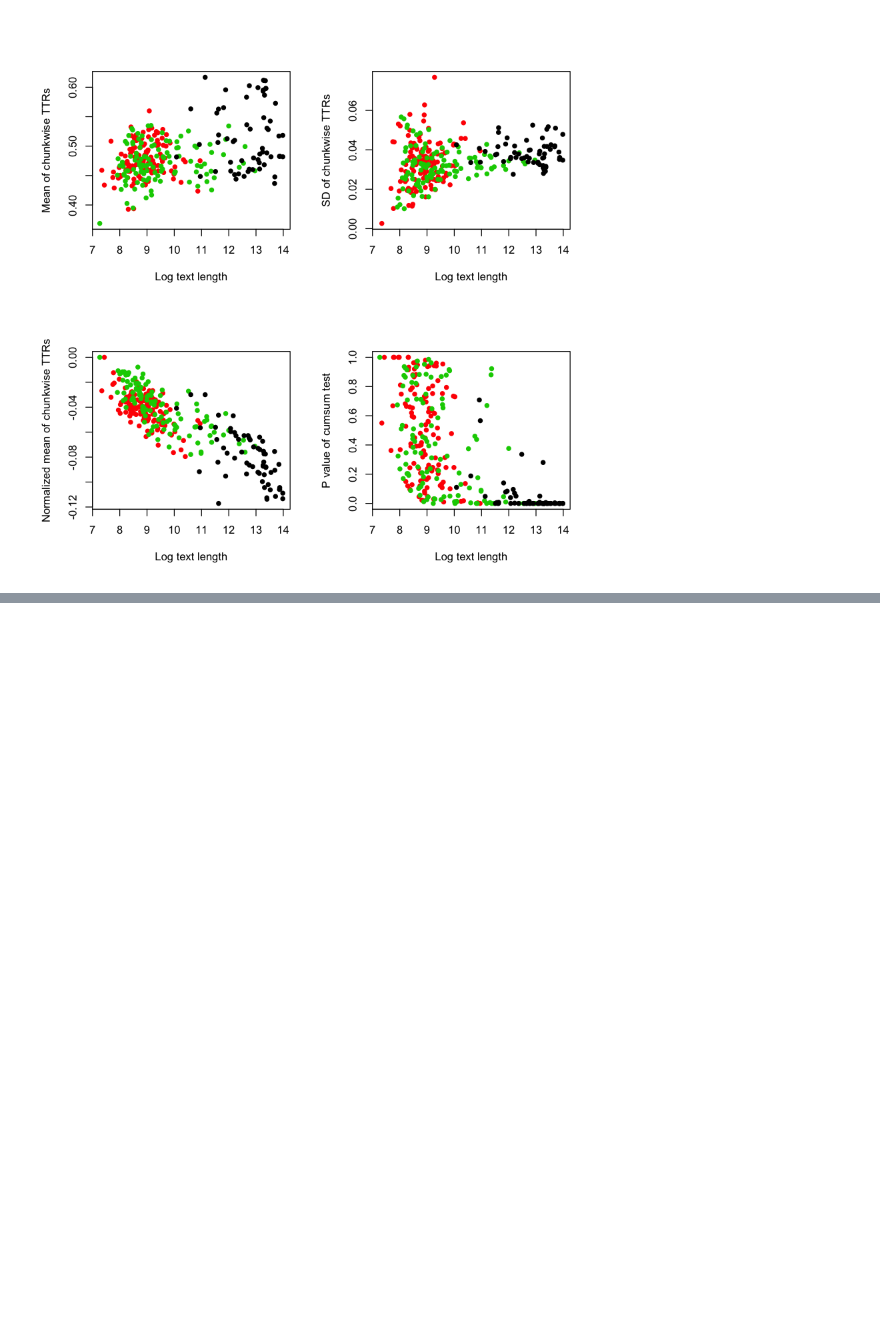
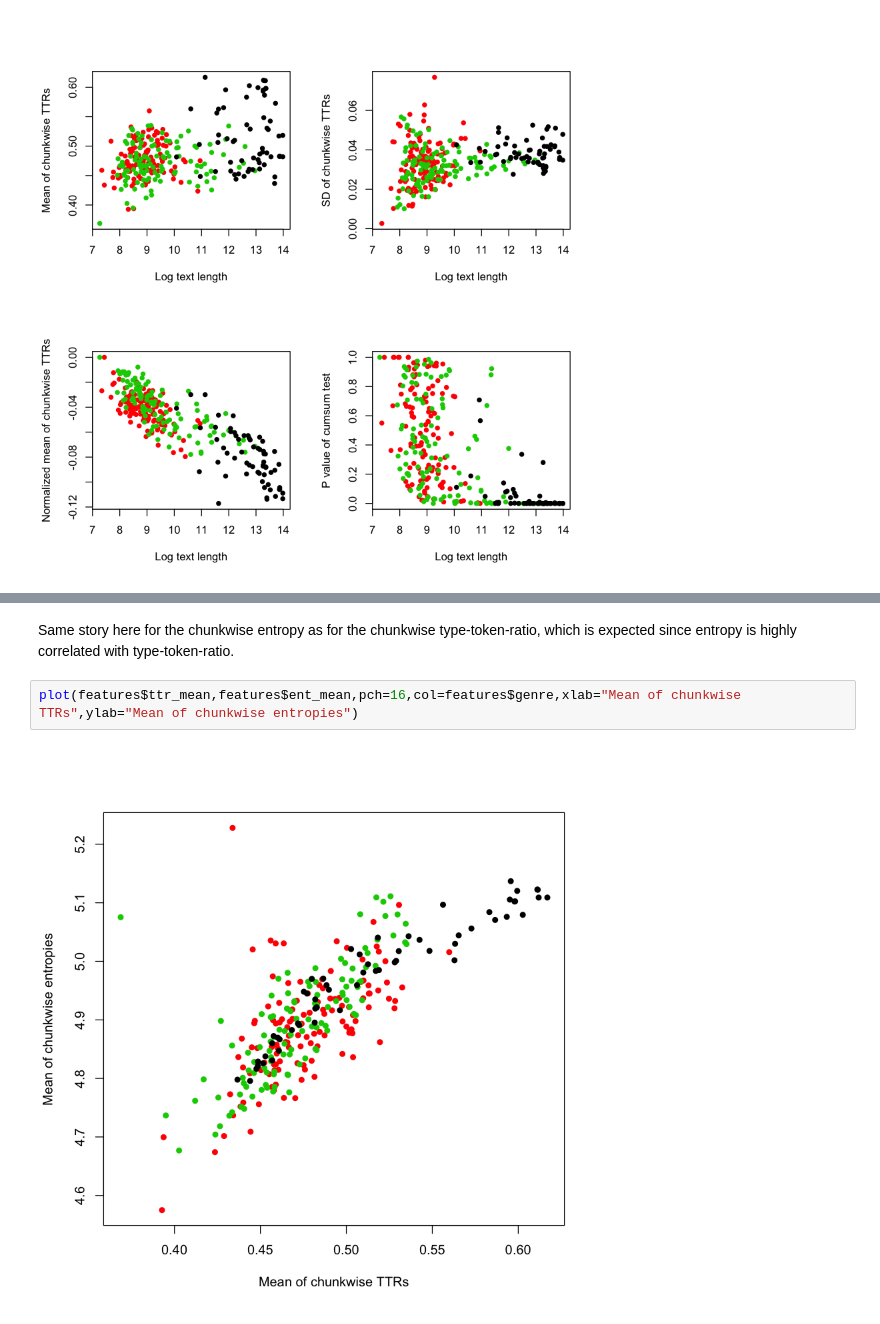
Before and after one commit to captainyc/NovelProject, a Jupyter notebook: test.ipynb, the cells around one changed output, grey strips where cells are left out. Drawn from its saved outputs; the diff is of its cells as text; blank space fills up the shorter version.

```diff
--- a/test.ipynb
+++ b/test.ipynb
@@ -51,0 +84,6 @@ Among the four plots, it seems that
+# %% [markdown]
+Same story here for the chunkwise entropy as for the chunkwise type-token-ratio, which is expected since entropy is highly correlated with type-token-ratio.
+# %%
+plot(features$ttr_mean,features$ent_mean,pch=16,col=features$genre,xlab="Mean of chunkwise TTRs",ylab="Mean of chunkwise entropies")
+# %% [output]
+[figure, added]
```
Also changed, not shown: parts of 25 cells of this notebook.
